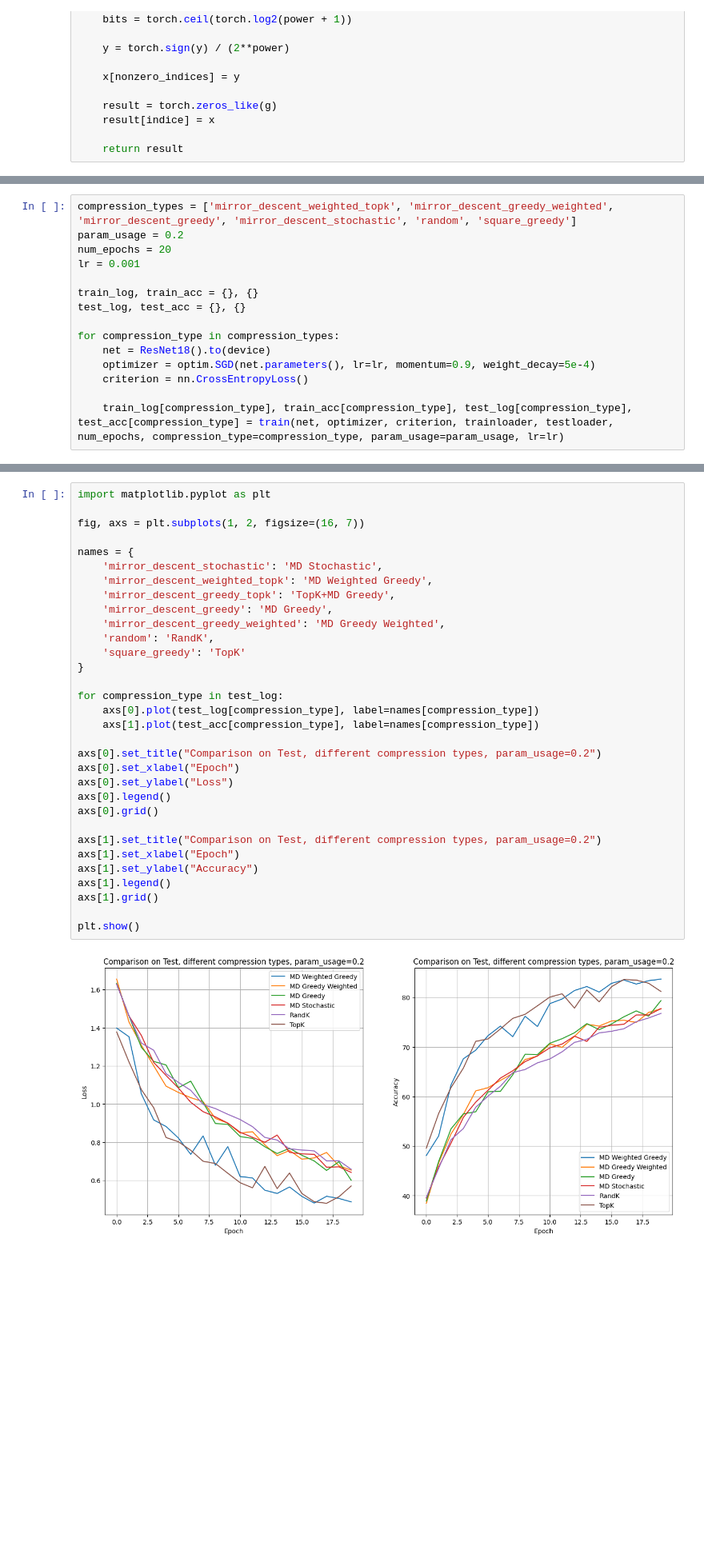
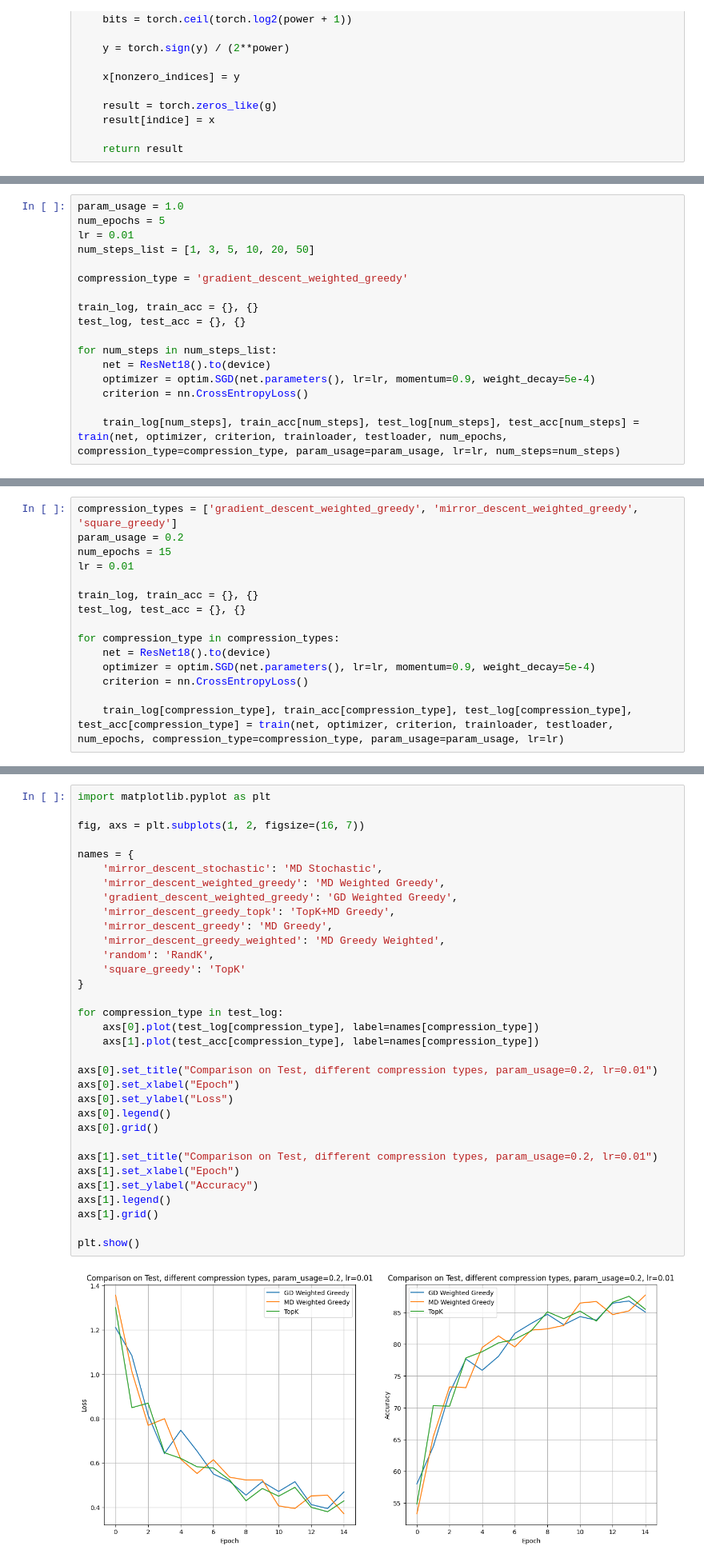
Before and after one commit to intsystems/Khafizov-BS-Thesis, a Jupyter notebook: code/ResNet+Cifar10.ipynb, the cells around one changed output, grey strips where cells are left out. Shown at 80% size. Cells and saved outputs as stored; diff of their text form; blank space fills up the shorter version.

```diff
--- a/code/ResNet+Cifar10.ipynb
+++ b/code/ResNet+Cifar10.ipynb
@@ -355,0 +823,17 @@ def train(model, optimizer, criterion, train_dataset, val_dataset, num_epochs, c
+# %%
+param_usage = 1.0
+num_epochs = 5
+lr = 0.01
+num_steps_list = [1, 3, 5, 10, 20, 50]
+
+compression_type = 'gradient_descent_weighted_greedy'
+
+train_log, train_acc = {}, {}
+test_log, test_acc = {}, {}
+
+for num_steps in num_steps_list:
+    net = ResNet18().to(device)
+    optimizer = optim.SGD(net.parameters(), lr=lr, momentum=0.9, weight_decay=5e-4)
+    criterion = nn.CrossEntropyLoss()
+
+    train_log[num_steps], train_acc[num_steps], test_log[num_steps], test_acc[num_steps] = train(net, optimizer, criterion, trainloader, testloader, num_epochs, compression_type=compression_type, param_usage=param_usage, lr=lr, num_steps=num_steps)
@@ -356,8 +903,8 @@ def train(model, optimizer, criterion, train_dataset, val_dataset, num_epochs, c
 # %%
-compression_types = ['mirror_descent_weighted_topk', 'mirror_descent_greedy_weighted', 'mirror_descent_greedy', 'mirror_descent_stochastic', 'random', 'square_greedy']
+compression_types = ['gradient_descent_weighted_greedy', 'mirror_descent_weighted_greedy', 'square_greedy']
 param_usage = 0.2
-num_epochs = 20
-lr = 0.001
+num_epochs = 15
+lr = 0.01
 
 train_log, train_acc = {}, {}
 test_log, test_acc = {}, {}
@@ -419,34 +966,35 @@ Train Loss: 0.514 | Train Acc: 82.006% (41003/50000)
 # %%
 import matplotlib.pyplot as plt
 
 fig, axs = plt.subplots(1, 2, figsize=(16, 7))
 
 names = {
     'mirror_descent_stochastic': 'MD Stochastic',
-    'mirror_descent_weighted_topk': 'MD Weighted Greedy',
+    'mirror_descent_weighted_greedy': 'MD Weighted Greedy',
+    'gradient_descent_weighted_greedy': 'GD Weighted Greedy',
     'mirror_descent_greedy_topk': 'TopK+MD Greedy',
     'mirror_descent_greedy': 'MD Greedy',
     'mirror_descent_greedy_weighted': 'MD Greedy Weighted',
     'random': 'RandK',
     'square_greedy': 'TopK'
 }
 
 for compression_type in test_log:
     axs[0].plot(test_log[compression_type], label=names[compression_type])
     axs[1].plot(test_acc[compression_type], label=names[compression_type])
 
-axs[0].set_title("Comparison on Test, different compression types, param_usage=0.2")
+axs[0].set_title("Comparison on Test, different compression types, param_usage=0.2, lr=0.01")
 axs[0].set_xlabel("Epoch")
 axs[0].set_ylabel("Loss")
 axs[0].legend()
 axs[0].grid()
 
-axs[1].set_title("Comparison on Test, different compression types, param_usage=0.2")
+axs[1].set_title("Comparison on Test, different compression types, param_usage=0.2, lr=0.01")
 axs[1].set_xlabel("Epoch")
 axs[1].set_ylabel("Accuracy")
 axs[1].legend()
 axs[1].grid()
 
 plt.show()
 # %% [output]
-[figure, old version]
+[figure, new version]
```
Also changed, not shown: parts of 17 cells of this notebook.
